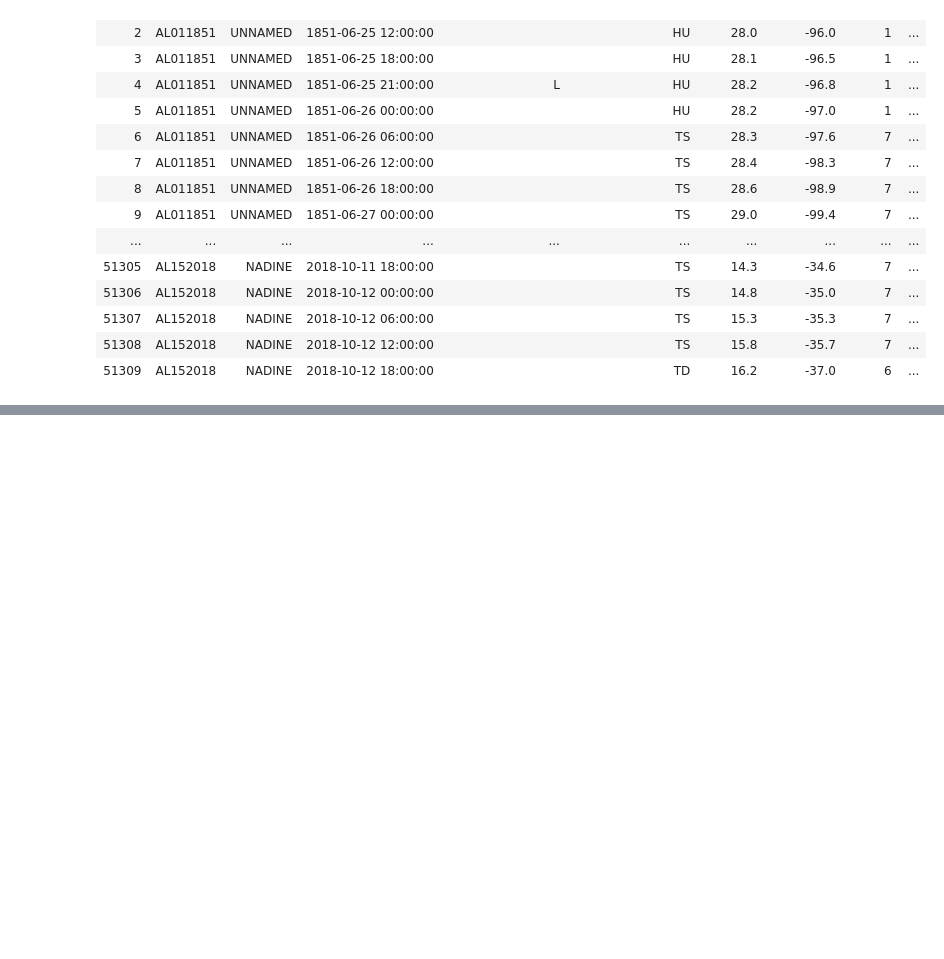
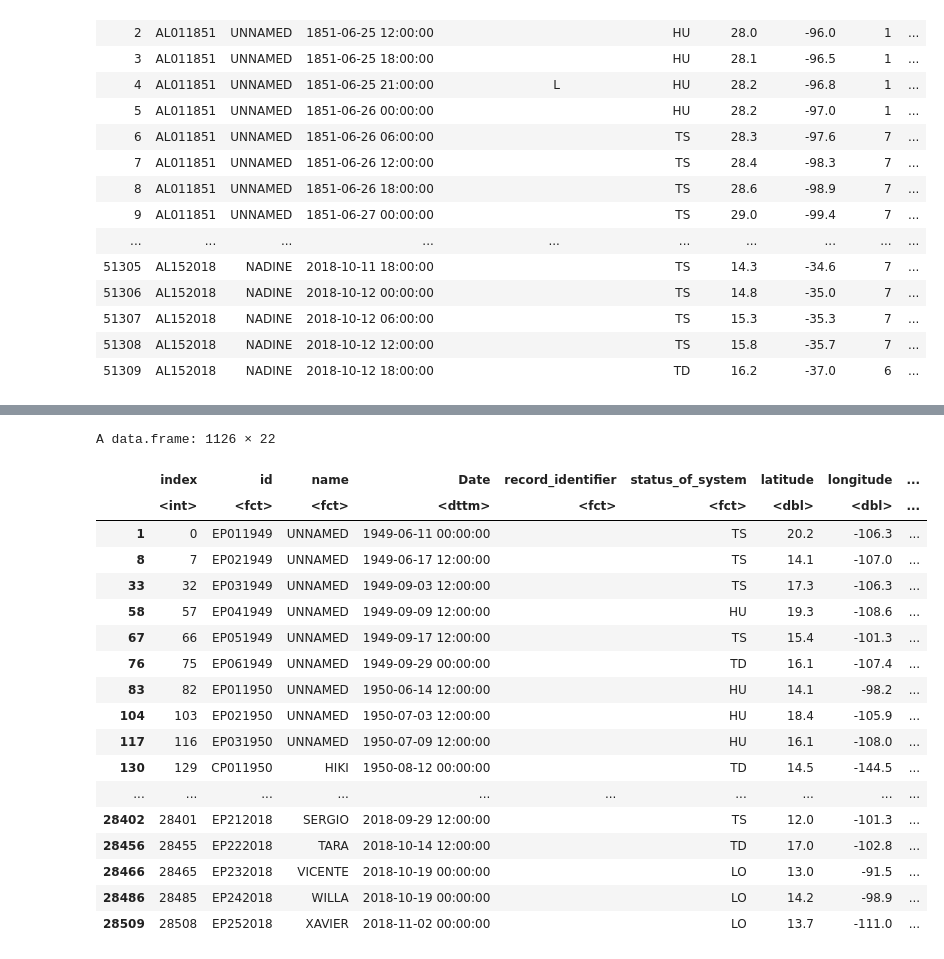
Before and after one commit to zoharsajith/CS424Project2, a Jupyter notebook: notebook-p.ipynb, the cells around one changed output, grey strips where cells are left out. Saved outputs shown, nothing was run; the diff lists cells and outputs as text; code cells hidden in the pictures; blank space fills up the shorter version.

```diff
--- a/notebook-p.ipynb
+++ b/notebook-p.ipynb
@@ -446,0 +494,27 @@ A data.frame: 51310 × 22
+# %%
+panodup <- pa[!duplicated(pa["id"]),]
+
+panodup$Date <- as.POSIXct(x=panodup$Date, format = "%Y-%m-%d %H:%M:%S")
+
+panodup2 <- panodup
+panodup2
+# %% [output]
+A data.frame: 1126 × 22
+|  | index | id | name | Date | record_identifier | status_of_system | latitude | longitude | ... |
+|  | <int> | <fct> | <fct> | <dttm> | <fct> | <fct> | <dbl> | <dbl> | ... |
+| 1 | 0 | EP011949 | UNNAMED | 1949-06-11 00:00:00 |  | TS | 20.2 | -106.3 | ... |
+| 8 | 7 | EP021949 | UNNAMED | 1949-06-17 12:00:00 |  | TS | 14.1 | -107.0 | ... |
+| 33 | 32 | EP031949 | UNNAMED | 1949-09-03 12:00:00 |  | TS | 17.3 | -106.3 | ... |
+| 58 | 57 | EP041949 | UNNAMED | 1949-09-09 12:00:00 |  | HU | 19.3 | -108.6 | ... |
+| 67 | 66 | EP051949 | UNNAMED | 1949-09-17 12:00:00 |  | TS | 15.4 | -101.3 | ... |
+| 76 | 75 | EP061949 | UNNAMED | 1949-09-29 00:00:00 |  | TD | 16.1 | -107.4 | ... |
+| 83 | 82 | EP011950 | UNNAMED | 1950-06-14 12:00:00 |  | HU | 14.1 | -98.2 | ... |
+| 104 | 103 | EP021950 | UNNAMED | 1950-07-03 12:00:00 |  | HU | 18.4 | -105.9 | ... |
+| 117 | 116 | EP031950 | UNNAMED | 1950-07-09 12:00:00 |  | HU | 16.1 | -108.0 | ... |
+| 130 | 129 | CP011950 | HIKI | 1950-08-12 00:00:00 |  | TD | 14.5 | -144.5 | ... |
+| ... | ... | ... | ... | ... | ... | ... | ... | ... | ... |
+| 28402 | 28401 | EP212018 | SERGIO | 2018-09-29 12:00:00 |  | TS | 12.0 | -101.3 | ... |
+| 28456 | 28455 | EP222018 | TARA | 2018-10-14 12:00:00 |  | TD | 17.0 | -102.8 | ... |
+| 28466 | 28465 | EP232018 | VICENTE | 2018-10-19 00:00:00 |  | LO | 13.0 | -91.5 | ... |
+| 28486 | 28485 | EP242018 | WILLA | 2018-10-19 00:00:00 |  | LO | 14.2 | -98.9 | ... |
+| 28509 | 28508 | EP252018 | XAVIER | 2018-11-02 00:00:00 |  | LO | 13.7 | -111.0 | ... |
```
Also changed, not shown: parts of 13 cells of this notebook.
